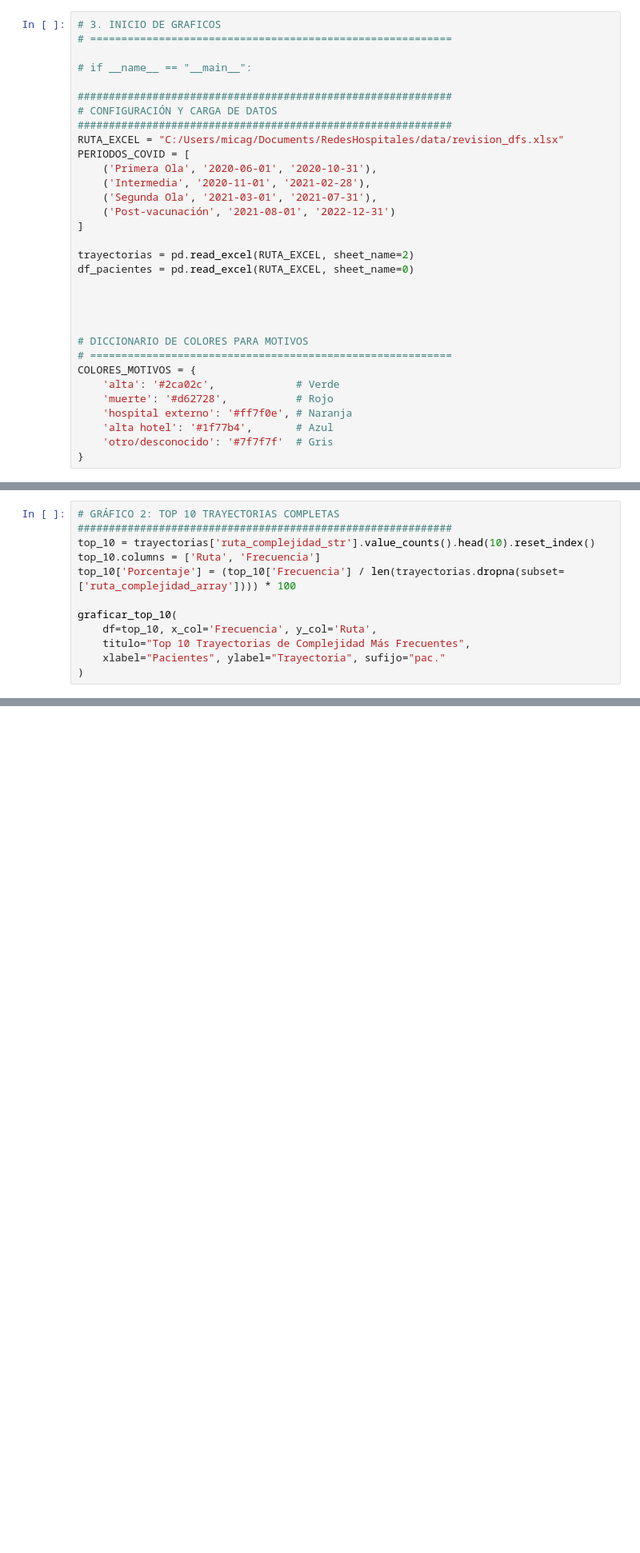
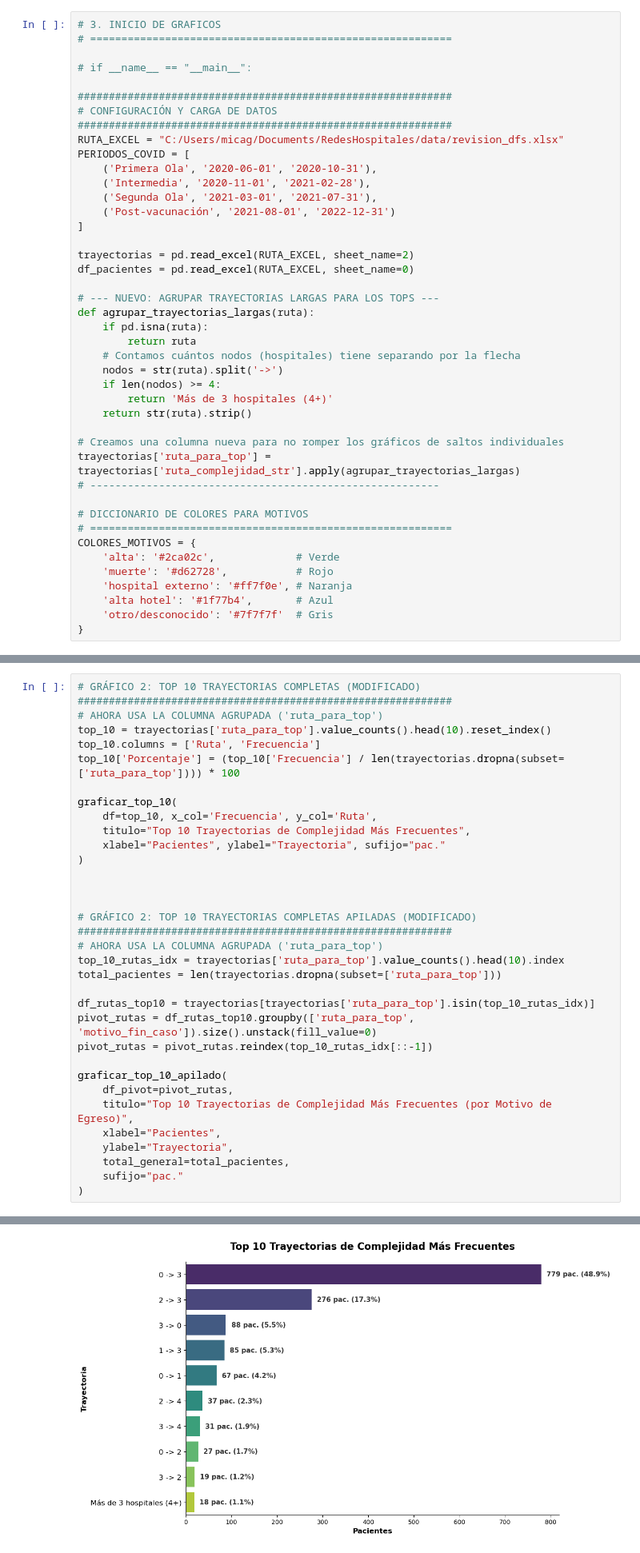
Before and after one commit to micagonzdark/RedesHospitales, a Jupyter notebook: notebooks/07_JAIIO_ranking_trayectorias.ipynb, the cells around one changed output, grey strips where cells are left out. Shown at 80% size. Saved outputs shown, nothing was run; the diff lists cells and outputs as text; blank space fills up the shorter version.

Commit message:
GROUPED trajectories of 4+ hospitals in a same bar

```diff
--- a/notebooks/07_JAIIO_ranking_trayectorias.ipynb
+++ b/notebooks/07_JAIIO_ranking_trayectorias.ipynb
@@ -295,8 +295,19 @@ PERIODOS_COVID = [
 trayectorias = pd.read_excel(RUTA_EXCEL, sheet_name=2)
 df_pacientes = pd.read_excel(RUTA_EXCEL, sheet_name=0)
 
+# --- NUEVO: AGRUPAR TRAYECTORIAS LARGAS PARA LOS TOPS ---
+def agrupar_trayectorias_largas(ruta):
+    if pd.isna(ruta):
+        return ruta
+    # Contamos cuántos nodos (hospitales) tiene separando por la flecha
+    nodos = str(ruta).split('->')
+    if len(nodos) >= 4:
+        return 'Más de 3 hospitales (4+)'
+    return str(ruta).strip()
 
-
+# Creamos una columna nueva para no romper los gráficos de saltos individuales
+trayectorias['ruta_para_top'] = trayectorias['ruta_complejidad_str'].apply(agrupar_trayectorias_largas)
+# --------------------------------------------------------
 
 # DICCIONARIO DE COLORES PARA MOTIVOS
 # ==========================================================
@@ -317,12 +329,35 @@ KeyError: 'ruta_complejidad_str'
 # %%
-# GRÁFICO 2: TOP 10 TRAYECTORIAS COMPLETAS
+# GRÁFICO 2: TOP 10 TRAYECTORIAS COMPLETAS (MODIFICADO)
 ############################################################
-top_10 = trayectorias['ruta_complejidad_str'].value_counts().head(10).reset_index()
+# AHORA USA LA COLUMNA AGRUPADA ('ruta_para_top')
+top_10 = trayectorias['ruta_para_top'].value_counts().head(10).reset_index()
 top_10.columns = ['Ruta', 'Frecuencia']
-top_10['Porcentaje'] = (top_10['Frecuencia'] / len(trayectorias.dropna(subset=['ruta_complejidad_array']))) * 100
+top_10['Porcentaje'] = (top_10['Frecuencia'] / len(trayectorias.dropna(subset=['ruta_para_top']))) * 100
 
 graficar_top_10(
     df=top_10, x_col='Frecuencia', y_col='Ruta',
     titulo="Top 10 Trayectorias de Complejidad Más Frecuentes",
     xlabel="Pacientes", ylabel="Trayectoria", sufijo="pac."
 )
+
+
+
+# GRÁFICO 2: TOP 10 TRAYECTORIAS COMPLETAS APILADAS (MODIFICADO)
+############################################################
+# AHORA USA LA COLUMNA AGRUPADA ('ruta_para_top')
+top_10_rutas_idx = trayectorias['ruta_para_top'].value_counts().head(10).index
+total_pacientes = len(trayectorias.dropna(subset=['ruta_para_top']))
+
+df_rutas_top10 = trayectorias[trayectorias['ruta_para_top'].isin(top_10_rutas_idx)]
+pivot_rutas = df_rutas_top10.groupby(['ruta_para_top', 'motivo_fin_caso']).size().unstack(fill_value=0)
+pivot_rutas = pivot_rutas.reindex(top_10_rutas_idx[::-1])
+
+graficar_top_10_apilado(
+    df_pivot=pivot_rutas,
+    titulo="Top 10 Trayectorias de Complejidad Más Frecuentes (por Motivo de Egreso)",
+    xlabel="Pacientes",
+    ylabel="Trayectoria",
+    total_general=total_pacientes,
+    sufijo="pac."
+)
+# %% [output]
@@ -328,0 +367 @@ graficar_top_10(
+[figure, added]
```
Also changed, not shown: parts of 7 cells of this notebook, 1 other file.
